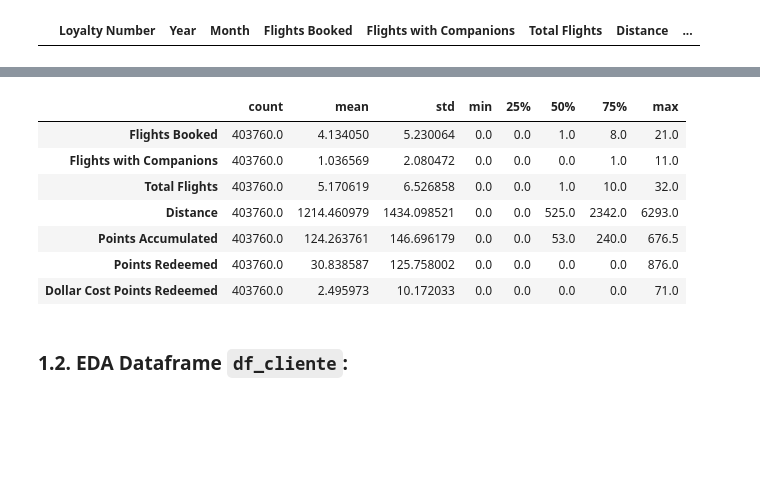
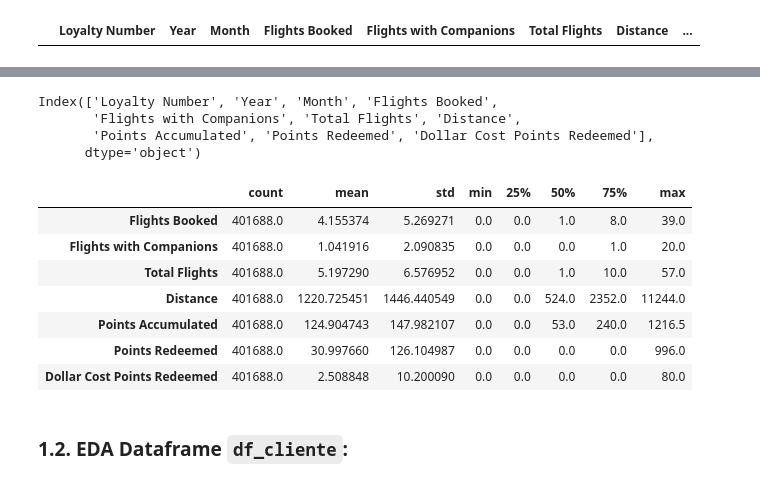
Before and after one commit to Adalab/bda-modulo-3-evaluacion-final-sansisimon, a Jupyter notebook: fase-1.ipynb, the cells around one changed output, grey strips where cells are left out. Drawn from its saved outputs; the diff is of its cells as text; code cells hidden in the pictures; blank space fills up the shorter version.

```diff
--- a/pruebas.ipynb
+++ b/fase-1.ipynb
@@ -143,0 +127,2 @@ Index(['Loyalty Number', 'Year', 'Month', 'Flights Booked',
+# %%
+df_vuelo_reducido = df_vuelo.groupby(['Loyalty Number', 'Year', 'Month'])[['Flights Booked','Flights with Companions', 'Total Flights', 'Distance','Points Accumulated', 'Points Redeemed', 'Dollar Cost Points Redeemed']].sum().reset_index()
@@ -144,14 +148,21 @@ Index(['Loyalty Number', 'Year', 'Month', 'Flights Booked',
+# %%
+df_vuelo_reducido.columns
+# %% [output]
+Index(['Loyalty Number', 'Year', 'Month', 'Flights Booked',
+       'Flights with Companions', 'Total Flights', 'Distance',
+       'Points Accumulated', 'Points Redeemed', 'Dollar Cost Points Redeemed'],
+      dtype='object')
 # %%
-df_vuelo[['Flights Booked','Flights with Companions', 'Total Flights', 'Distance','Points Accumulated', 'Points Redeemed', 'Dollar Cost Points Redeemed']].describe().T
+df_vuelo_reducido[['Flights Booked','Flights with Companions', 'Total Flights', 'Distance','Points Accumulated', 'Points Redeemed', 'Dollar Cost Points Redeemed']].describe().T
 # %% [output]
 |  | count | mean | std | min | 25% | 50% | 75% | max |
-| Flights Booked | 403760.0 | 4.134050 | 5.230064 | 0.0 | 0.0 | 1.0 | 8.0 | 21.0 |
-| Flights with Companions | 403760.0 | 1.036569 | 2.080472 | 0.0 | 0.0 | 0.0 | 1.0 | 11.0 |
-| Total Flights | 403760.0 | 5.170619 | 6.526858 | 0.0 | 0.0 | 1.0 | 10.0 | 32.0 |
-| Distance | 403760.0 | 1214.460979 | 1434.098521 | 0.0 | 0.0 | 525.0 | 2342.0 | 6293.0 |
-| Points Accumulated | 403760.0 | 124.263761 | 146.696179 | 0.0 | 0.0 | 53.0 | 240.0 | 676.5 |
-| Points Redeemed | 403760.0 | 30.838587 | 125.758002 | 0.0 | 0.0 | 0.0 | 0.0 | 876.0 |
-| Dollar Cost Points Redeemed | 403760.0 | 2.495973 | 10.172033 | 0.0 | 0.0 | 0.0 | 0.0 | 71.0 |
+| Flights Booked | 401688.0 | 4.155374 | 5.269271 | 0.0 | 0.0 | 1.0 | 8.0 | 39.0 |
+| Flights with Companions | 401688.0 | 1.041916 | 2.090835 | 0.0 | 0.0 | 0.0 | 1.0 | 20.0 |
+| Total Flights | 401688.0 | 5.197290 | 6.576952 | 0.0 | 0.0 | 1.0 | 10.0 | 57.0 |
+| Distance | 401688.0 | 1220.725451 | 1446.440549 | 0.0 | 0.0 | 524.0 | 2352.0 | 11244.0 |
+| Points Accumulated | 401688.0 | 124.904743 | 147.982107 | 0.0 | 0.0 | 53.0 | 240.0 | 1216.5 |
+| Points Redeemed | 401688.0 | 30.997660 | 126.104987 | 0.0 | 0.0 | 0.0 | 0.0 | 996.0 |
+| Dollar Cost Points Redeemed | 401688.0 | 2.508848 | 10.200090 | 0.0 | 0.0 | 0.0 | 0.0 | 80.0 |
 # %% [markdown]
 ### 1.2. EDA Dataframe `df_cliente`:
 # %%
```
Also changed, not shown: parts of 22 cells of this notebook, 2 other files.
